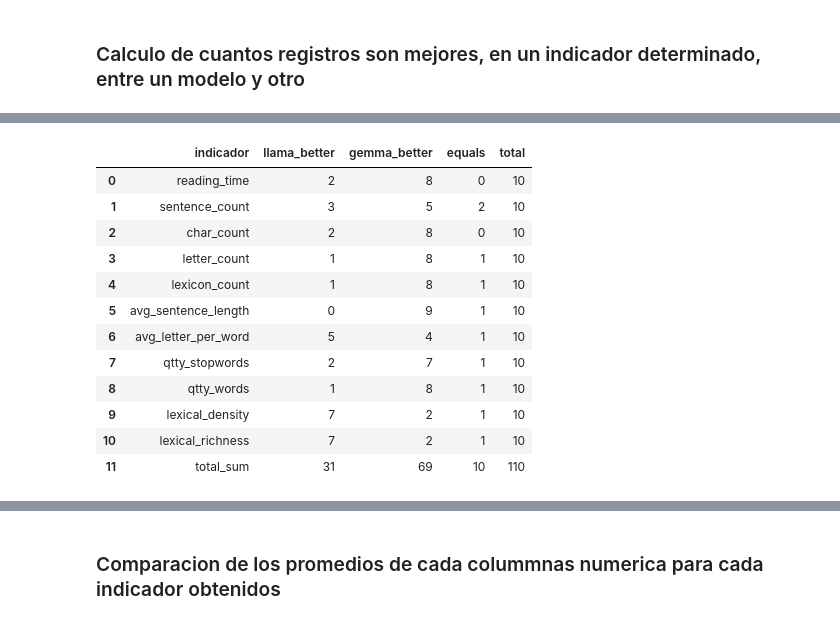
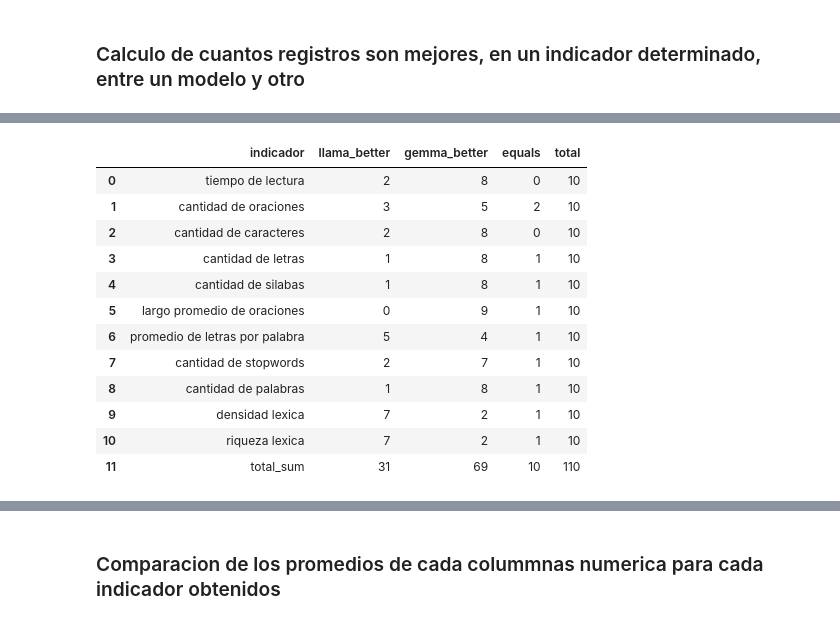
Before and after one commit to EmaGianna/LLM_Benchmark, a Jupyter notebook: nbk/Analisis_Datos_LLM.ipynb, the cells around one changed output, grey strips where cells are left out. Cells and saved outputs as stored; diff of their text form; code cells hidden in the pictures.

```diff
--- a/nbk/Analisis_Datos_LLM.ipynb
+++ b/nbk/Analisis_Datos_LLM.ipynb
@@ -56,3 +84,2 @@ llm_df
 # %%
-df_llm_llama = llm_df[llm_df['llm_model'] == 'llama2'].reset_index(drop=True)
-df_llm_llama
+df_llm_llama = llm_df[llm_df['modelo llm'] == 'llama2'].reset_index(drop=True)
@@ -73,3 +88,2 @@ df_llm_llama
 # %%
-df_llm_gemma = llm_df[llm_df['llm_model'] == 'gemma'].reset_index(drop=True)
-df_llm_gemma
+df_llm_gemma = llm_df[llm_df['modelo llm'] == 'gemma'].reset_index(drop=True)
@@ -111,2 +113,32 @@ dict_cols
 # %% [markdown]
 ### Calculo de cuantos registros son mejores, en un indicador determinado, entre un modelo y otro
+# %%
+numeric_cols = ['tiempo de lectura','cantidad de oraciones','cantidad de caracteres','cantidad de letras'
+                ,'cantidad de silabas','largo promedio de oraciones','promedio de letras por palabra','cantidad de stopwords'
+                ,'cantidad de palabras','densidad lexica','riqueza lexica']
+# %%
+for col in numeric_cols:
+    print(f'##################### {col} #####################')
+
+    # Concatenar los DataFrames con sufijos
+    df_compare = pd.concat([
+        df_llm_gemma[['modelo llm', col]].add_suffix("_gemma"),
+        df_llm_llama[['modelo llm', col]].add_suffix("_llama")
+    ], axis=1)
+
+    # Comparar los valores y determinar el mejor indicador
+    mejor_indicador = df_compare[[f'{col}_gemma', f'{col}_llama']].apply(
+        lambda row: 'gemma' if row[f'{col}_gemma'] < row[f'{col}_llama'] else (
+            'llama2' if row[f'{col}_gemma'] > row[f'{col}_llama'] else 'iguales'
+        ), axis=1
+    )
+
+    # Añadir la columna resultante al DataFrame original
+    df_compare['mejor_llm'] = mejor_indicador
+
+    # Agrupar y contar por el campo mejor_llm
+    resultado = df_compare.groupby('mejor_llm').size().reset_index(name='cantidad')
+
+    # Mostrar el resultado
+    #print(resultado)
+    display(resultado)
@@ -113,49 +174,49 @@ dict_cols
 # %%
 df_final = pd.DataFrame()
 for col in dict_cols.values():
-    cols_not_indicators = ['id_promtp','answers','llm_model','lang','analyze_sentiment']
+    cols_not_indicators = ['id_promtp','respuesta_llm','modelo llm','idioma','analisis sentimiento']
     llama_count=0
     gemma_count=0
     iguales = 0
 
     if col not in cols_not_indicators:
         #print(f'{"#"*7}{col}{"#"*7} ')
         for index in range(0, 10):
             if df_llm_gemma[col][index] < df_llm_llama[col][index]:
                 #print('gema es mejor')
                 gemma_count += 1
             elif df_llm_gemma[col][index] > df_llm_llama[col][index]:
                 #print('llama es mejor')
                 llama_count += 1
             elif df_llm_gemma[col][index] == df_llm_llama[col][index]:
                 #print('son identicos')
                 iguales += 1
             df_empty = pd.DataFrame({'indicador':[col], 'llama_better':[llama_count], 'gemma_better':[gemma_count], 'equals':[iguales]})
-#        print(col, llama_count, gemma_count, iguales)
+        #print(col, llama_count, gemma_count, iguales)
         df_final = pd.concat([df_final, df_empty])
 
 df_totales = pd.DataFrame({'indicador':'total_sum', 'llama_better':[df_final['llama_better'].sum()]
                          , 'gemma_better':[df_final['gemma_better'].sum()], 'equals':df_final['equals'].sum()})
 
 df_final = pd.concat([df_final, df_totales])
 
 df_final = df_final.reset_index(drop=True)
 numerical_columns = df_final.select_dtypes(include=[int, float]).columns
 df_final['total'] = df_final[numerical_columns].sum(axis=1)
 df_final
 # %% [output]
 |  | indicador | llama_better | gemma_better | equals | total |
-| 0 | reading_time | 2 | 8 | 0 | 10 |
-| 1 | sentence_count | 3 | 5 | 2 | 10 |
-| 2 | char_count | 2 | 8 | 0 | 10 |
-| 3 | letter_count | 1 | 8 | 1 | 10 |
-| 4 | lexicon_count | 1 | 8 | 1 | 10 |
-| 5 | avg_sentence_length | 0 | 9 | 1 | 10 |
-| 6 | avg_letter_per_word | 5 | 4 | 1 | 10 |
-| 7 | qtty_stopwords | 2 | 7 | 1 | 10 |
-| 8 | qtty_words | 1 | 8 | 1 | 10 |
-| 9 | lexical_density | 7 | 2 | 1 | 10 |
-| 10 | lexical_richness | 7 | 2 | 1 | 10 |
+| 0 | tiempo de lectura | 2 | 8 | 0 | 10 |
+| 1 | cantidad de oraciones | 3 | 5 | 2 | 10 |
+| 2 | cantidad de caracteres | 2 | 8 | 0 | 10 |
+| 3 | cantidad de letras | 1 | 8 | 1 | 10 |
+| 4 | cantidad de silabas | 1 | 8 | 1 | 10 |
+| 5 | largo promedio de oraciones | 0 | 9 | 1 | 10 |
+| 6 | promedio de letras por palabra | 5 | 4 | 1 | 10 |
+| 7 | cantidad de stopwords | 2 | 7 | 1 | 10 |
+| 8 | cantidad de palabras | 1 | 8 | 1 | 10 |
+| 9 | densidad lexica | 7 | 2 | 1 | 10 |
+| 10 | riqueza lexica | 7 | 2 | 1 | 10 |
 | 11 | total_sum | 31 | 69 | 10 | 110 |
 # %%
 # muestro los valores obtenidos anteriormente de forma porcentual
```
Also changed, not shown: parts of 24 cells of this notebook, 13 other files.
